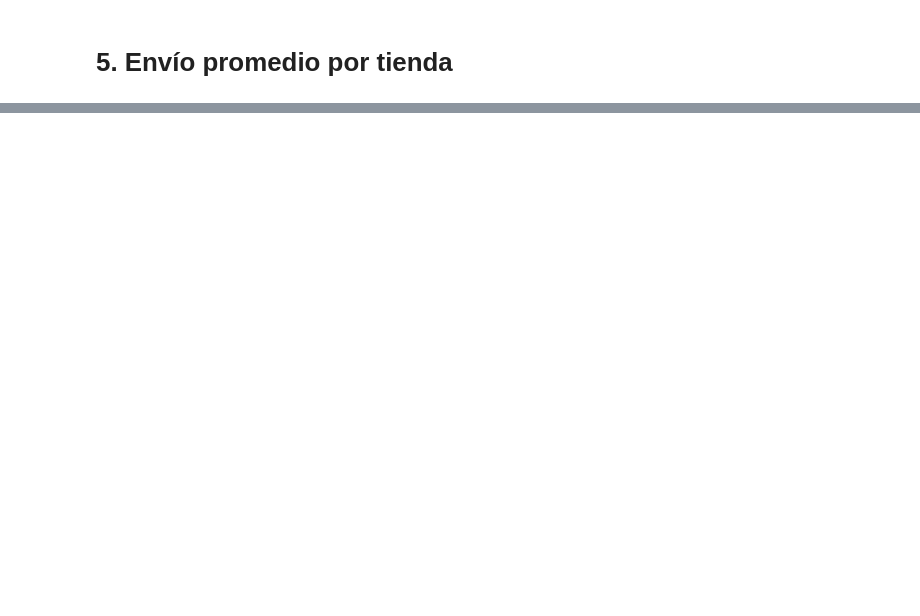
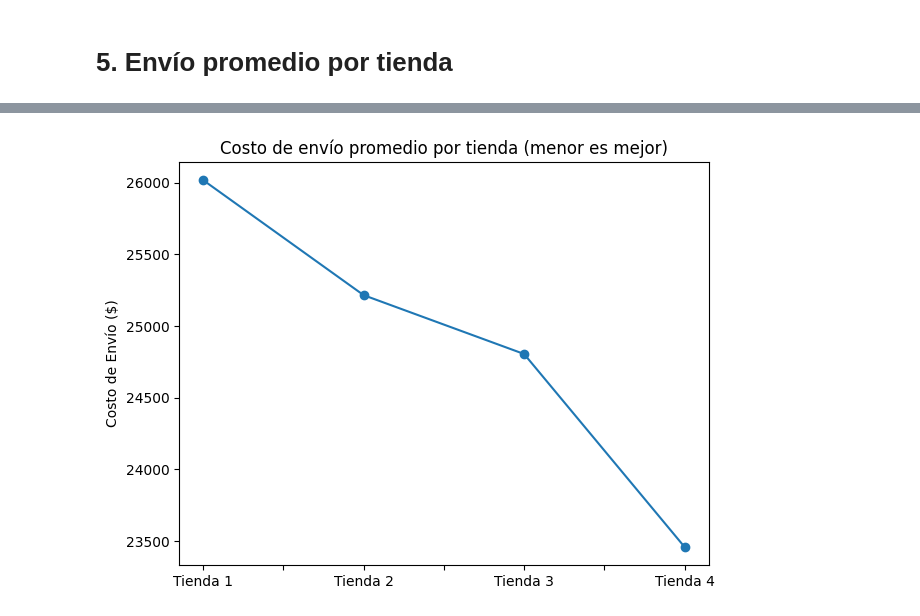
Before and after one commit to Soledad09876/Challenge-Analisis-para-Venta-de-Tienda, a Jupyter notebook: AluraStoreLatamChallengeAnalisisParaVenta.ipynb, the cells around one changed output, grey strips where cells are left out. Cells and saved outputs as stored; diff of their text form; code cells hidden in the pictures; blank space fills up the shorter version.

```diff
--- a/AluraStoreLatamChallengeAnalisisParaVenta.ipynb
+++ b/AluraStoreLatamChallengeAnalisisParaVenta.ipynb
@@ -35,0 +218,23 @@ tienda.head()
+# %%
+COL_PRECIO   = "Precio"
+COL_ENVIO    = "Costo de envío"
+COL_RATING   = "Calificación"
+
+revenue      = {}
+avg_shipping = {}
+avg_rating   = {}
+
+for store, url in urls.items():
+    df = pd.read_csv(url)
+
+    df[COL_PRECIO] = pd.to_numeric(df[COL_PRECIO], errors="coerce")
+    df[COL_ENVIO]  = pd.to_numeric(df[COL_ENVIO],  errors="coerce")
+    df[COL_RATING] = pd.to_numeric(df[COL_RATING], errors="coerce")
+
+    revenue[store]      = df[COL_PRECIO].sum()
+    avg_shipping[store] = df[COL_ENVIO].mean()
+    avg_rating[store]   = df[COL_RATING].mean()
+
+rev_s      = pd.Series(revenue).sort_values(ascending=False)
+ship_s     = pd.Series(avg_shipping).sort_values(ascending=False)
+rating_s   = pd.Series(avg_rating).sort_values(ascending=False)
@@ -35,0 +270,11 @@ tienda.head()
+# %%
+plt.figure()
+ship_s.sort_index().plot(kind="line", marker="o")
+plt.title("Costo de envío promedio por tienda (menor es mejor)")
+plt.ylabel("Costo de Envío ($)")
+plt.xlabel("")
+plt.tight_layout()
+
+plt.show()
+# %% [output]
+[figure, added]
```
Also changed, not shown: parts of 19 cells of this notebook.
